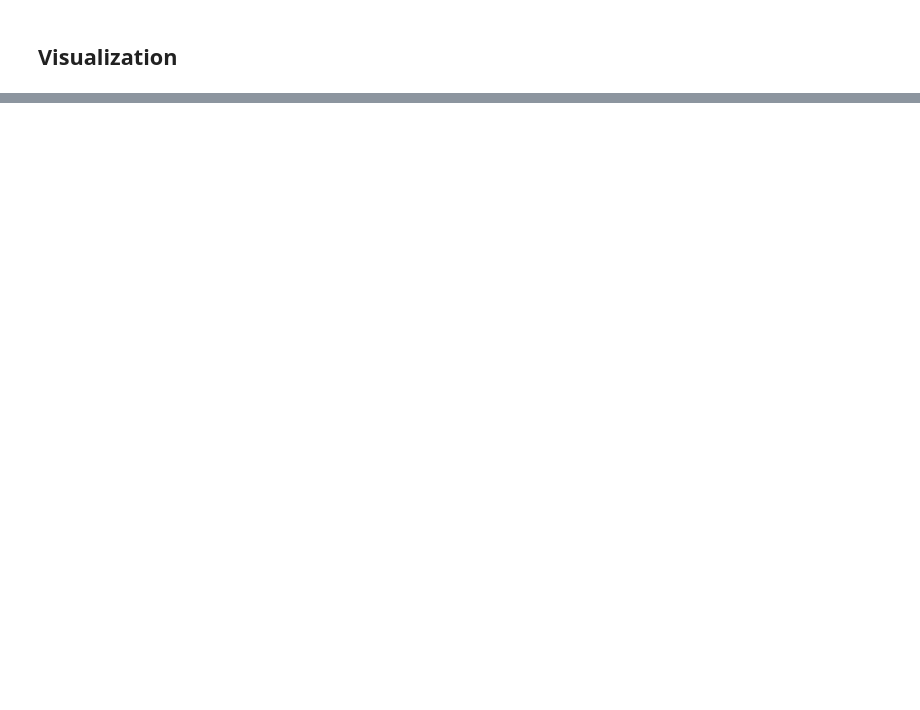
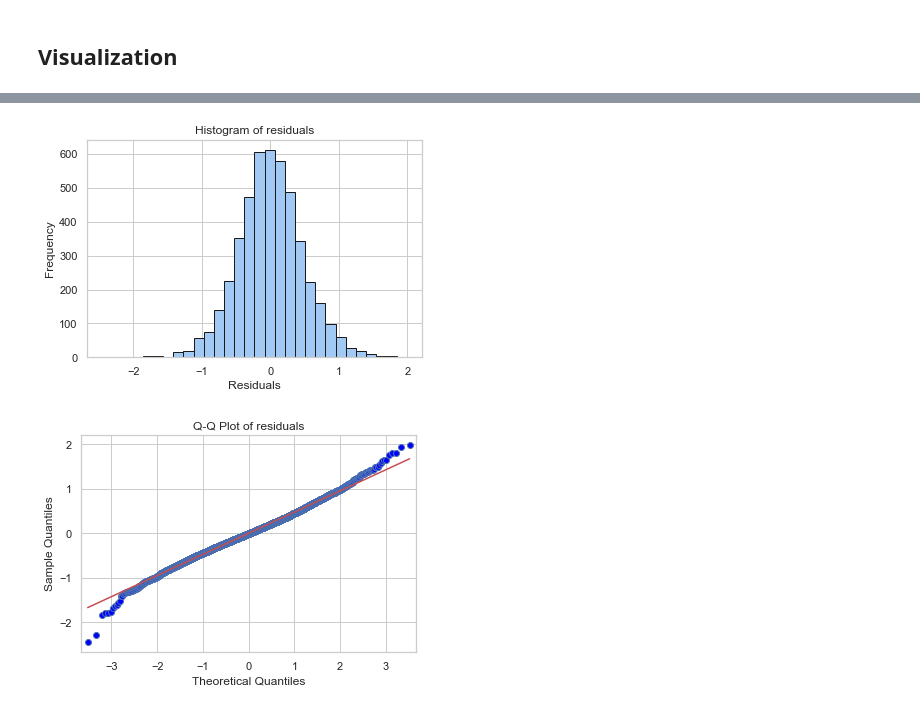
Before and after one commit to LyngeKjems/Climate-News-Project, a Jupyter notebook: Climate News Project/Merged_daily_data.ipynb, the cells around one changed output, grey strips where cells are left out. Cells and saved outputs as stored; diff of their text form; code cells hidden in the pictures; blank space fills up the shorter version.

```diff
--- a/Climate News Project/Merged_daily_data.ipynb
+++ b/Climate News Project/Merged_daily_data.ipynb
@@ -72,0 +598,17 @@ merged_daily_df
+# %%
+from statsmodels.graphics.gofplots import qqplot
+
+# Histogram
+plt.hist(residuals, bins=30, edgecolor='k')
+plt.title("Histogram of residuals")
+plt.xlabel("Residuals")
+plt.ylabel("Frequency")
+plt.show()
+
+# Q-Q Plot
+qqplot(residuals, line='s')
+plt.title("Q-Q Plot of residuals")
+plt.show()
+# %% [output]
+[figure, added]
+[figure, added]
```
Also changed, not shown: parts of 25 cells of this notebook, 2 other files.
